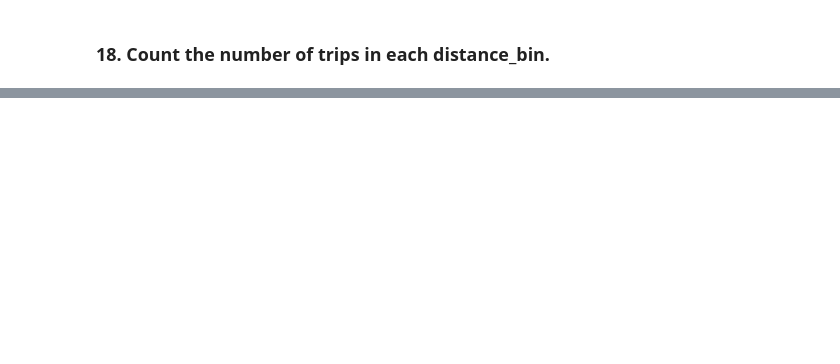
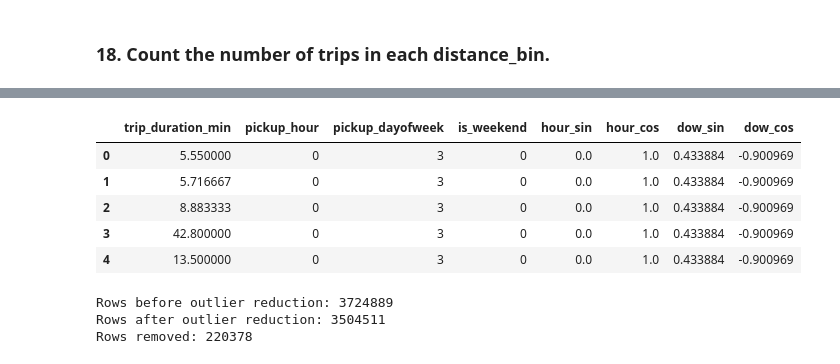
Before and after one commit to AbdullahWB/Big_data, a Jupyter notebook: lab_2/NYC Taxi & Limousine Commission.ipynb, the cells around one changed output, grey strips where cells are left out. Cells and saved outputs as stored; diff of their text form; code cells hidden in the pictures; blank space fills up the shorter version.

```diff
--- a/lab_2/NYC Taxi & Limousine Commission.ipynb
+++ b/lab_2/NYC Taxi & Limousine Commission.ipynb
@@ -845,0 +917,4 @@ Short','Short','Medium','Long','Very Long'].
+# %%
+df_ml['pickup_hour'] = df_ml['tpep_pickup_datetime'].dt.hour
+df_ml['pickup_dayofweek'] = df_ml['tpep_pickup_datetime'].dt.dayofweek
+df_ml['is_weekend'] = (df_ml['pickup_dayofweek'] >= 5).astype(int)
@@ -845,0 +942,6 @@ Short','Short','Medium','Long','Very Long'].
+# %%
+df_ml['hour_sin'] = np.sin(2 * np.pi * df_ml['pickup_hour'] / 24)
+df_ml['hour_cos'] = np.cos(2 * np.pi * df_ml['pickup_hour'] / 24)
+
+df_ml['dow_sin'] = np.sin(2 * np.pi * df_ml['pickup_dayofweek'] / 7)
+df_ml['dow_cos'] = np.cos(2 * np.pi * df_ml['pickup_dayofweek'] / 7)
@@ -845,0 +1000,10 @@ Short','Short','Medium','Long','Very Long'].
+# %%
+df_ml[['trip_duration_min', 'pickup_hour', 'pickup_dayofweek', 'is_weekend',
+             'hour_sin', 'hour_cos', 'dow_sin', 'dow_cos']].head()
+# %% [output]
+|  | trip_duration_min | pickup_hour | pickup_dayofweek | is_weekend | hour_sin | hour_cos | dow_sin | dow_cos |
+| 0 | 5.550000 | 0 | 3 | 0 | 0.0 | 1.0 | 0.433884 | -0.900969 |
+| 1 | 5.716667 | 0 | 3 | 0 | 0.0 | 1.0 | 0.433884 | -0.900969 |
+| 2 | 8.883333 | 0 | 3 | 0 | 0.0 | 1.0 | 0.433884 | -0.900969 |
+| 3 | 42.800000 | 0 | 3 | 0 | 0.0 | 1.0 | 0.433884 | -0.900969 |
+| 4 | 13.500000 | 0 | 3 | 0 | 0.0 | 1.0 | 0.433884 | -0.900969 |
@@ -845,0 +1022,10 @@ Short','Short','Medium','Long','Very Long'].
+# %%
+after_rows = df_ml.shape[0]
+
+print("Rows before outlier reduction:", before_rows)
+print("Rows after outlier reduction:", after_rows)
+print("Rows removed:", before_rows - after_rows)
+# %% [output]
+Rows before outlier reduction: 3724889
+Rows after outlier reduction: 3504511
+Rows removed: 220378
```
Also changed, not shown: parts of 43 cells of this notebook, 2 other files.
